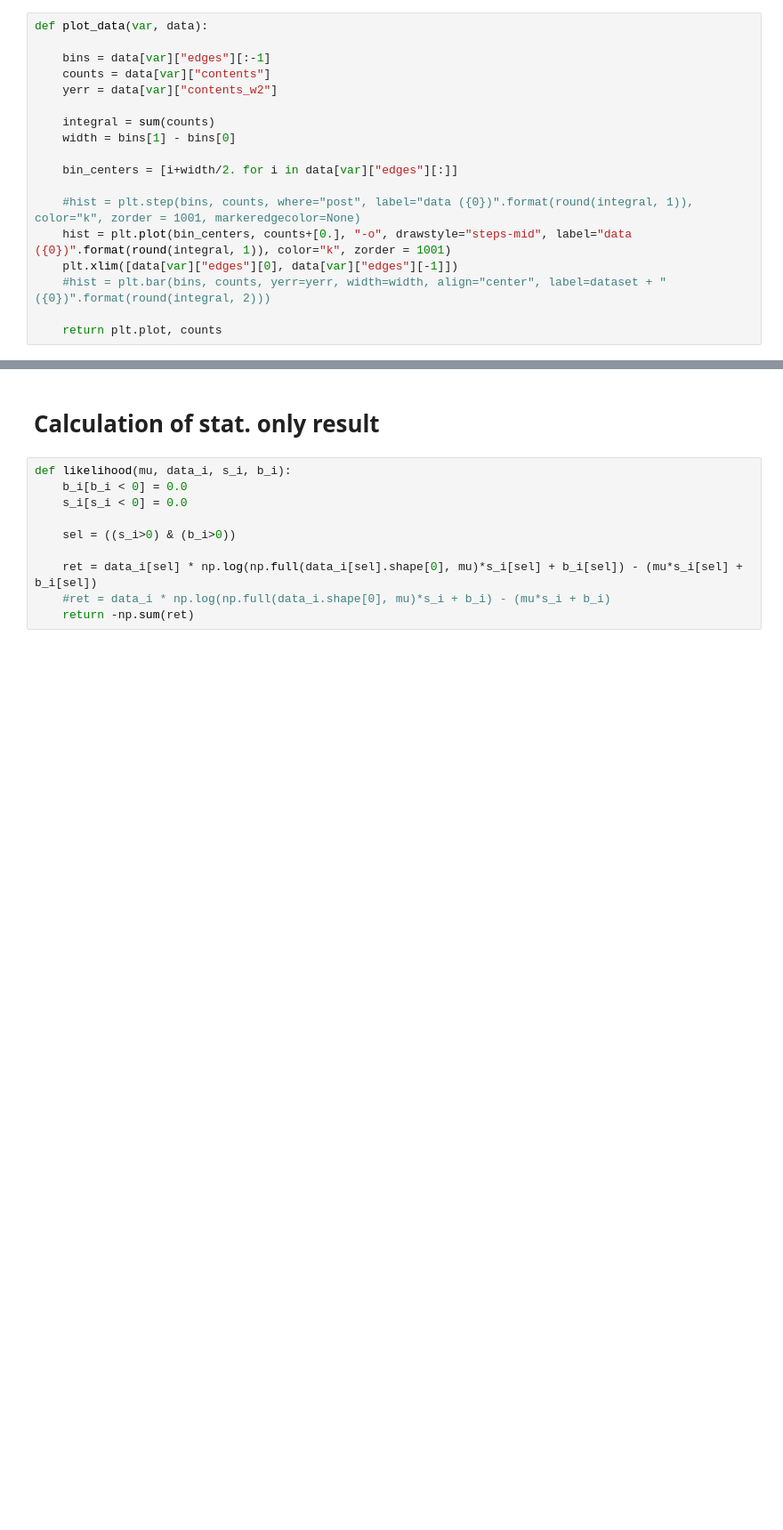
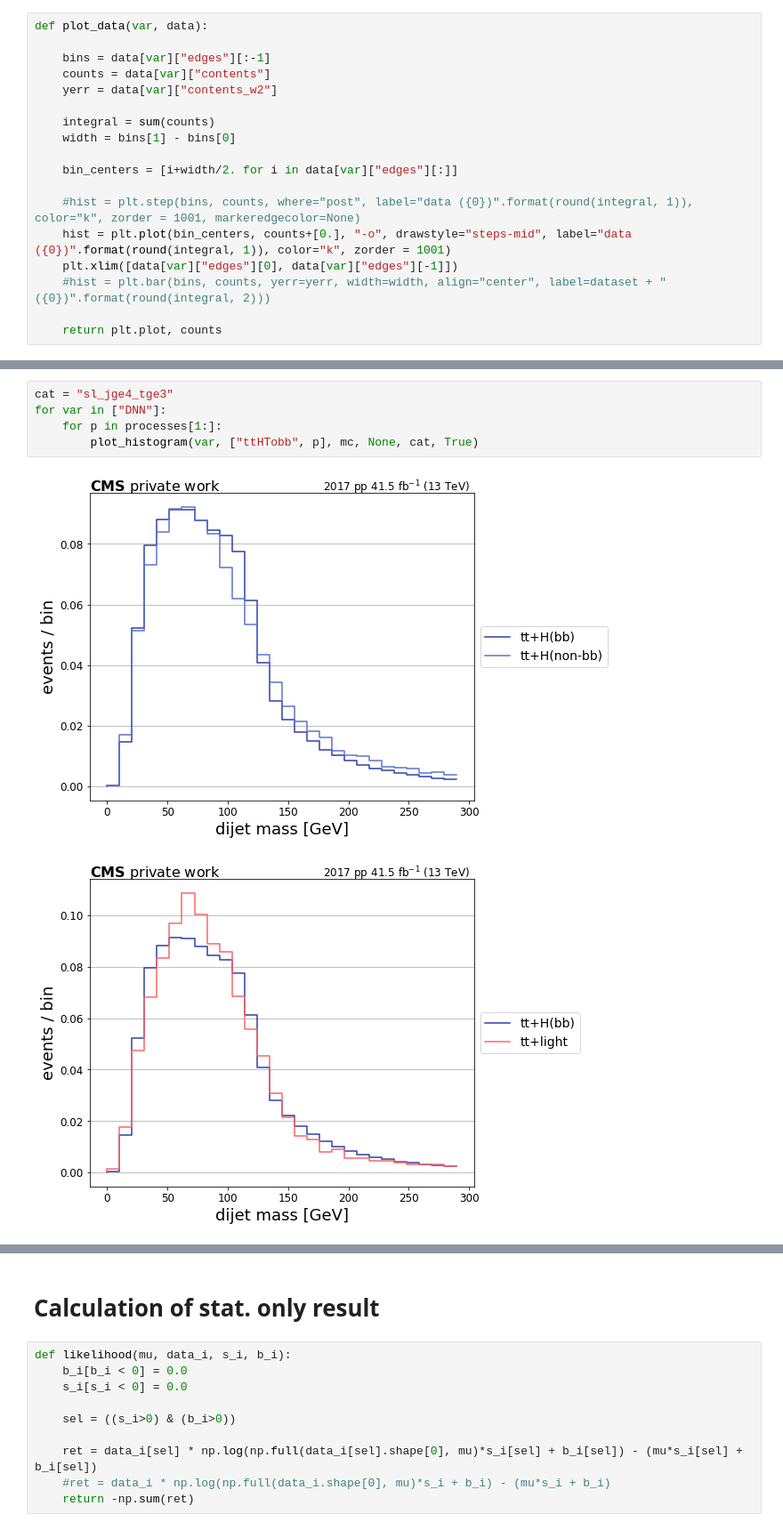
Before and after one commit to mmeinhard/hepaccelerate, a Jupyter notebook: EvaluateResults.ipynb, the cells around one changed output, grey strips where cells are left out. Shown: that part at 89% size. Saved outputs shown, nothing was run; the diff lists cells and outputs as text; blank space fills up the shorter version.

```diff
--- a/EvaluateResults.ipynb
+++ b/EvaluateResults.ipynb
@@ -230,0 +224,8 @@ for var in var_names.keys():
+# %%
+cat = "sl_jge4_tge3"
+for var in ["DNN"]:
+    for p in processes[1:]:
+        plot_histogram(var, ["ttHTobb", p], mc, None, cat, True)
+# %% [output]
+[figure, added]
+[figure, added]
```
Also changed, not shown: parts of 12 cells of this notebook, 5 other files.
